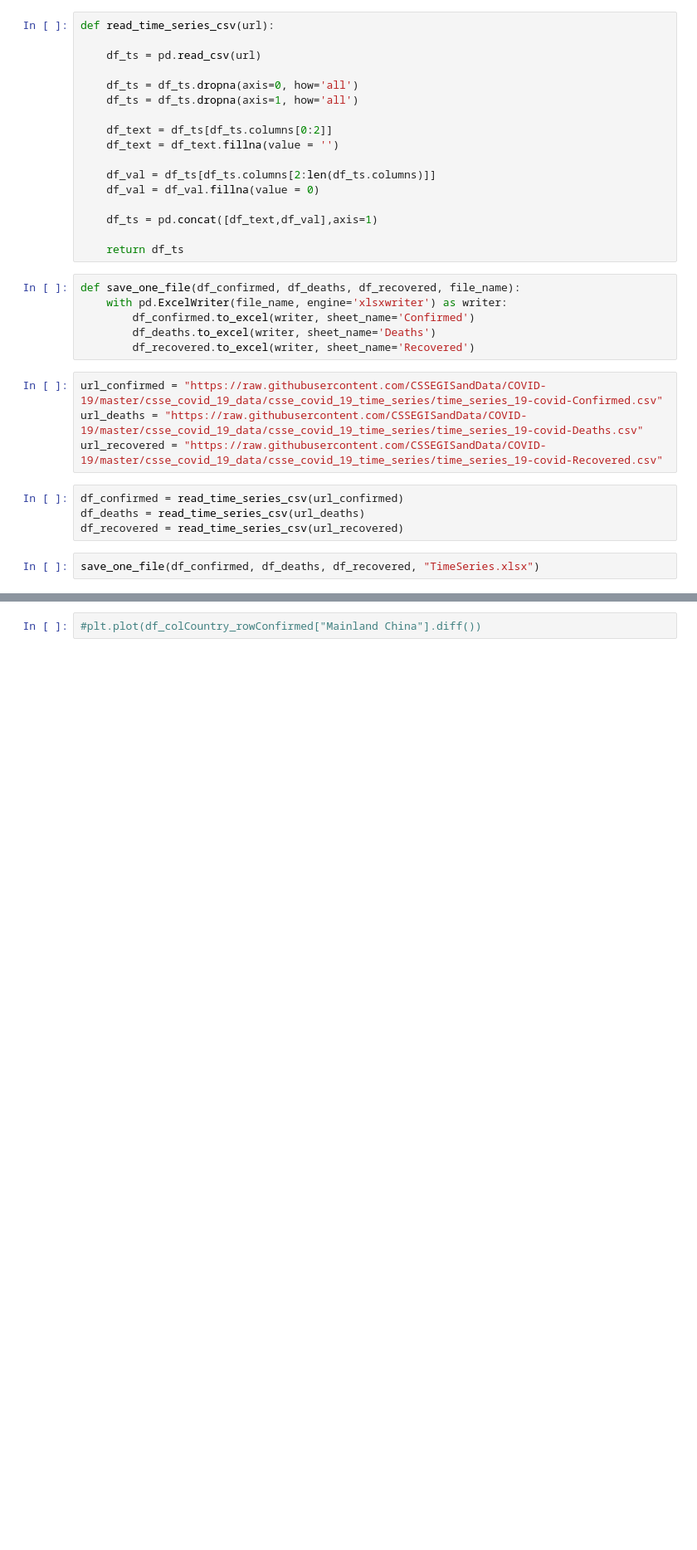
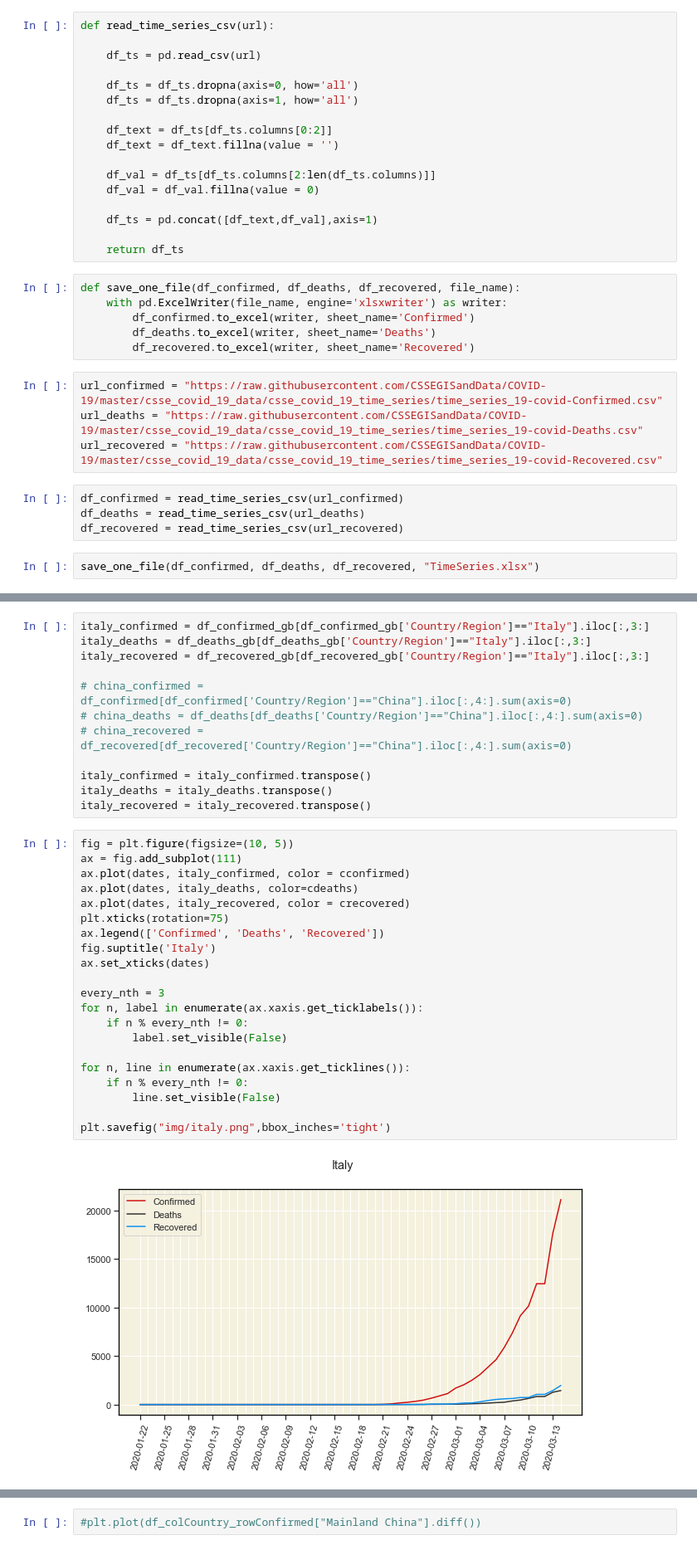
Before and after one commit to msarnacki/coronavirus-2019-nCoV, a Jupyter notebook: main.ipynb, the cells around one changed output, grey strips where cells are left out. Shown: that part at 83% size. Cells and saved outputs as stored; diff of their text form; blank space fills up the shorter version.

```diff
--- a/main.ipynb
+++ b/main.ipynb
@@ -508,0 +194,35 @@ print(abs_change_confirmed.tail(3))
+# %%
+italy_confirmed = df_confirmed_gb[df_confirmed_gb['Country/Region']=="Italy"].iloc[:,3:]
+italy_deaths = df_deaths_gb[df_deaths_gb['Country/Region']=="Italy"].iloc[:,3:]
+italy_recovered = df_recovered_gb[df_recovered_gb['Country/Region']=="Italy"].iloc[:,3:]
+
+# china_confirmed = df_confirmed[df_confirmed['Country/Region']=="China"].iloc[:,4:].sum(axis=0)
+# china_deaths = df_deaths[df_deaths['Country/Region']=="China"].iloc[:,4:].sum(axis=0)
+# china_recovered = df_recovered[df_recovered['Country/Region']=="China"].iloc[:,4:].sum(axis=0)
+
+italy_confirmed = italy_confirmed.transpose()
+italy_deaths = italy_deaths.transpose()
+italy_recovered = italy_recovered.transpose()
+# %%
+fig = plt.figure(figsize=(10, 5))
+ax = fig.add_subplot(111)
+ax.plot(dates, italy_confirmed, color = cconfirmed)
+ax.plot(dates, italy_deaths, color=cdeaths)
+ax.plot(dates, italy_recovered, color = crecovered)
+plt.xticks(rotation=75)
+ax.legend(['Confirmed', 'Deaths', 'Recovered'])
+fig.suptitle('Italy')
+ax.set_xticks(dates)
+
+every_nth = 3
+for n, label in enumerate(ax.xaxis.get_ticklabels()):
+    if n % every_nth != 0:
+        label.set_visible(False)
+
+for n, line in enumerate(ax.xaxis.get_ticklines()):
+    if n % every_nth != 0:
+        line.set_visible(False)
+
+plt.savefig("img/italy.png",bbox_inches='tight')
+# %% [output]
+[figure, added]
```
Also changed, not shown: parts of 56 cells of this notebook, 12 other files.
